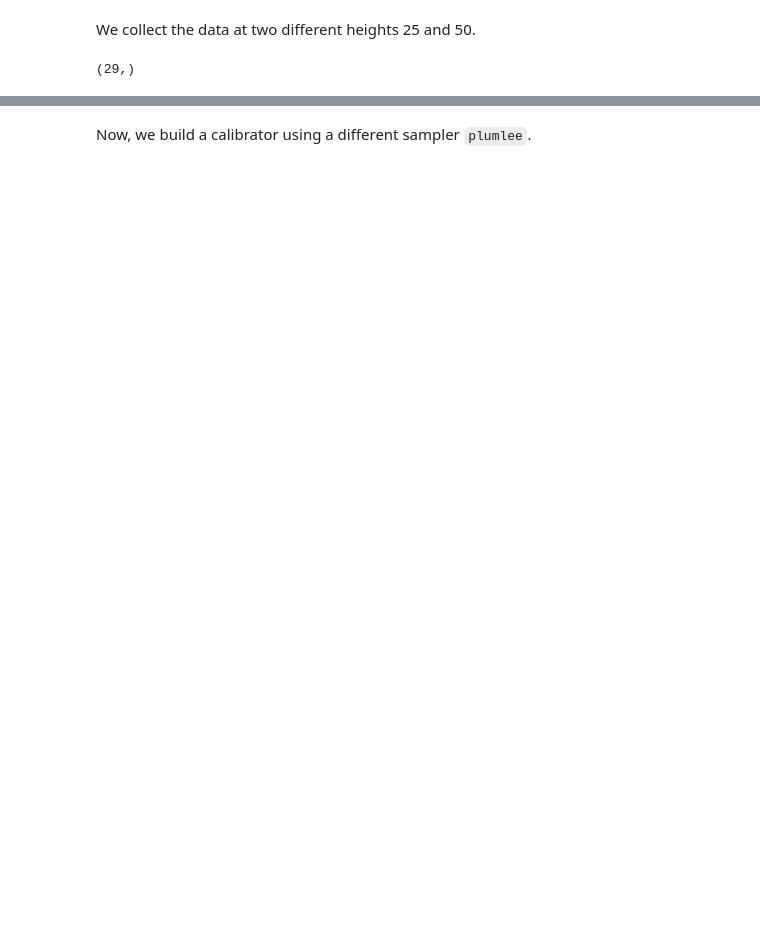
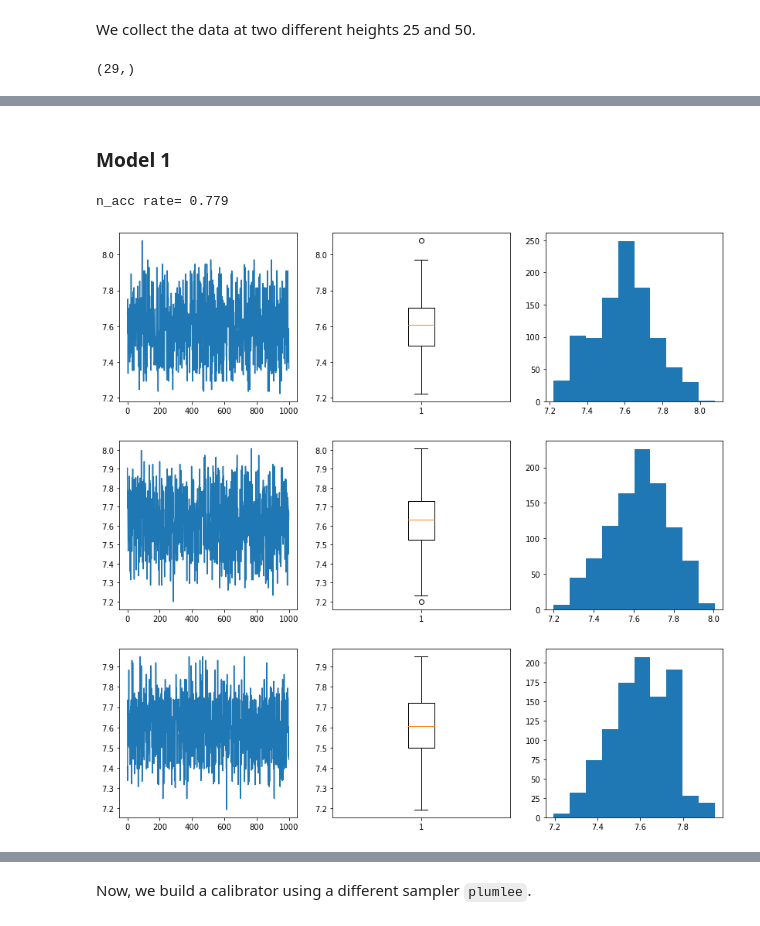
Before and after one commit to catatonicpig/ModCal, a Jupyter notebook: examples/Example2/Example2_nb.ipynb, the cells around one changed output, grey strips where cells are left out. Cells and saved outputs as stored; diff of their text form; code cells hidden in the pictures; blank space fills up the shorter version.

```diff
--- a/examples/Example2/Example2_nb.ipynb
+++ b/examples/Example2/Example2_nb.ipynb
@@ -154,0 +156,52 @@ emu_grav = emulator(xtot, thetacompexp_grav, grav_results, method = 'PCGPwM')
+# %%
+def plot_theta(cal, whichtheta):
+    fig, axs = plt.subplots(1, 3, figsize=(14, 4))
+    cal_theta = cal.theta.rnd(1000)
+    axs[0].plot(cal_theta[:, whichtheta])
+    axs[1].boxplot(cal_theta[:, whichtheta])
+    axs[2].hist(cal_theta[:, whichtheta])
+    plt.show()
+
+def plot_preds(cal, axs):
+    #fig, axs = plt.subplots(figsize=(5, 5))
+    # getting a prediction object
+    post = cal.predict(x)
+    rndm_m = post.rnd(s = 1000)
+    for k in (25,50):
+        inds = np.where(xv[:,1] == k)[0]
+        upper = np.percentile(rndm_m[:, inds], 97.5, axis = 0)
+        lower = np.percentile(rndm_m[:, inds], 2.5, axis = 0)
+
+        axs.plot(xv[inds,0], balldroptrue(xv[inds,:]), 'k--',linewidth=2)
+        axs.fill_between(xv[inds,0], lower, upper, color = 'grey', alpha=0.25)
+        axs.plot(xv[inds, 0], y[inds], 'ro', markersize = 5, color='red')
+    return(axs)
+    #plt.show()
+# %% [markdown]
+### Model 1
+# %%
+# build calibrators for the gravity simulation
+cal_grav_1 = calibrator(emu = emu_grav, y = y, x = x, thetaprior = priorphys_grav,
+                     method = 'directbayes',
+                     yvar = obsvar)
+# %%
+cal_grav_2 = calibrator(emu = emu_grav, y = y, x = x, thetaprior = priorphys_grav,
+                        method = 'MLcal', yvar = obsvar,
+                        args = {'theta0': np.array([9]),
+                                'numsamp' : 1000,
+                                'stepType' : 'normal',
+                                'stepParam' : np.array([0.1])})
+# %% [output]
+n_acc rate= 0.779
+# %%
+cal_grav_3 = calibrator(emu = emu_grav, y = y, x = x, thetaprior = priorphys_grav,
+                       method = 'MLcal', yvar = obsvar,
+                       args = {'sampler' : 'plumlee'})
+# %%
+plot_theta(cal_grav_1, 0)
+plot_theta(cal_grav_2, 0)
+plot_theta(cal_grav_3, 0)
+# %% [output]
+[figure, added]
+[figure, added]
+[figure, added]
```
Also changed, not shown: parts of 26 cells of this notebook, 4 other files.
